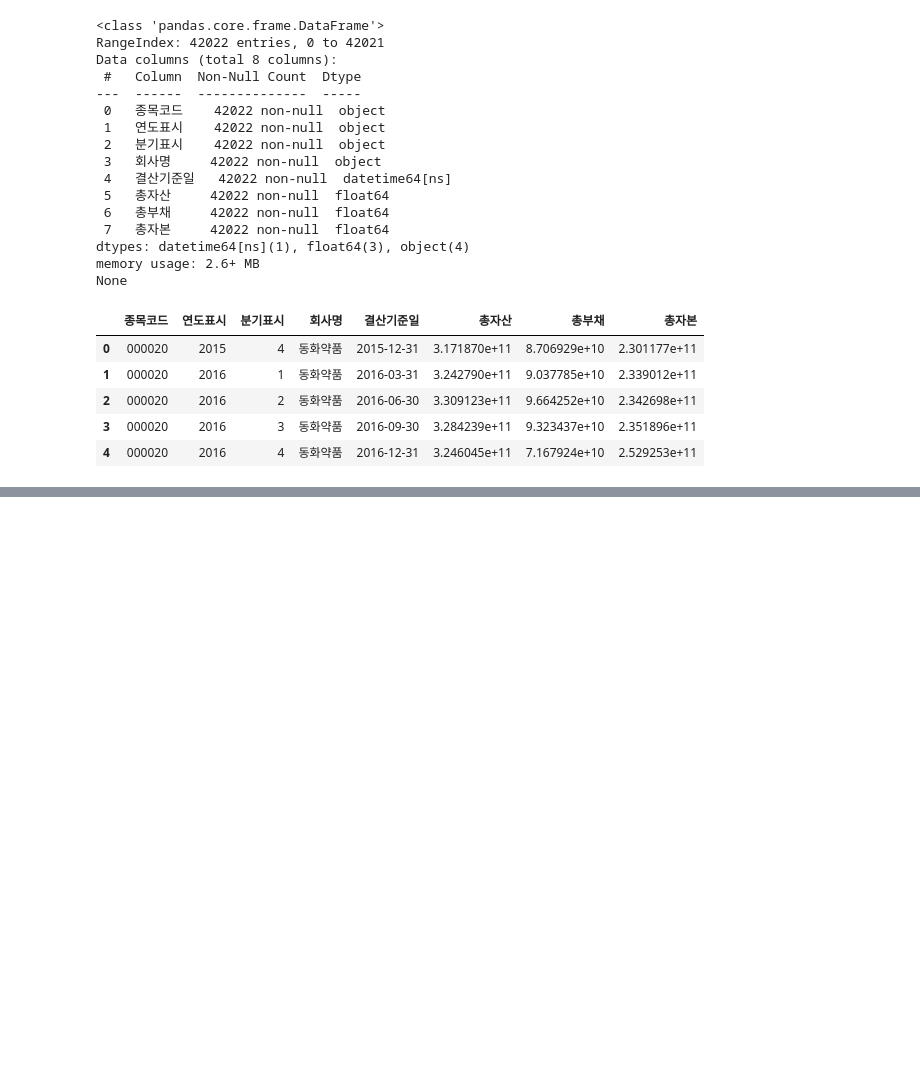
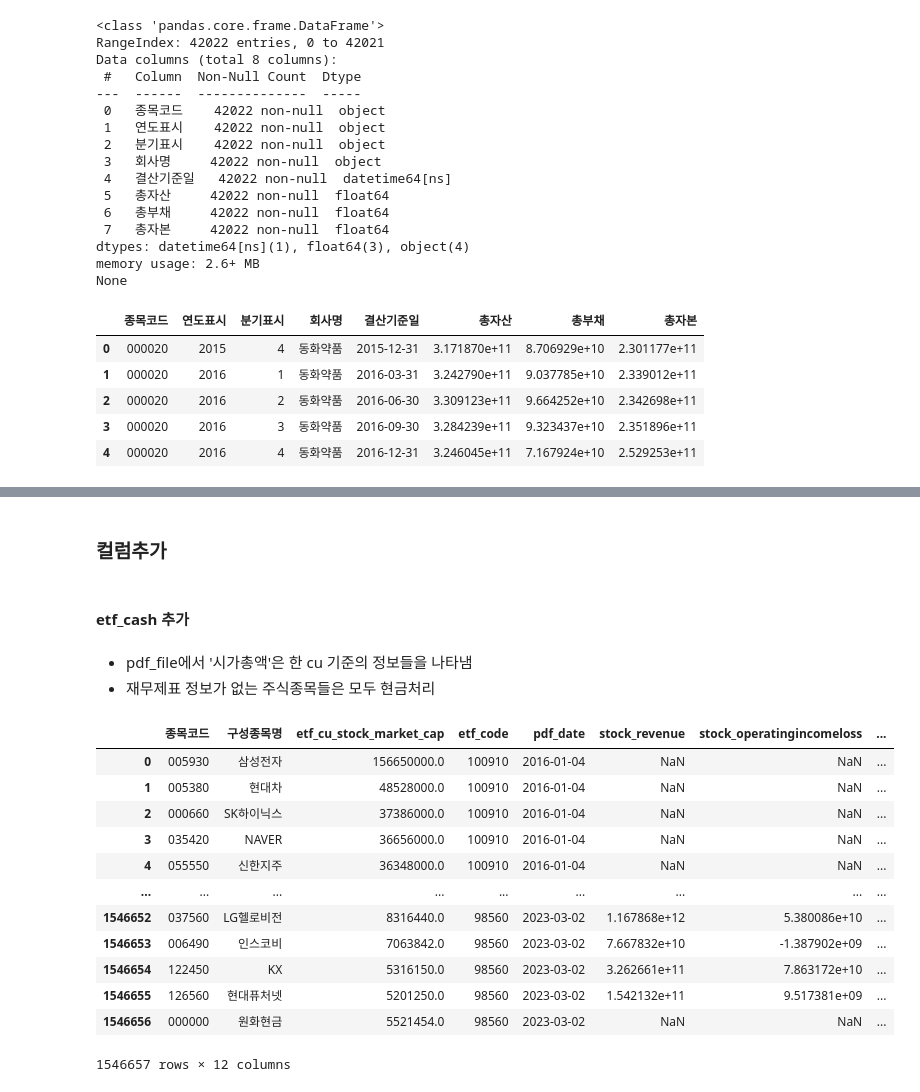
Before and after one commit to Ryong1998/snowball, a Jupyter notebook: 3_Data_Preparation.ipynb, the cells around one changed output, grey strips where cells are left out. Saved outputs shown, nothing was run; the diff lists cells and outputs as text; code cells hidden in the pictures; blank space fills up the shorter version.

```diff
--- a/3_Data_Preparation.ipynb
+++ b/3_Data_Preparation.ipynb
@@ -3288,0 +3441,26 @@ df_pdf_files.loc[15000:15001,:]
+# %% [markdown]
+### 컬럼추가
+# %% [markdown]
+#### etf_cash 추가
+# %% [markdown]
+- pdf_file에서 '시가총액'은 한 cu 기준의 정보들을 나타냄
+- 재무제표 정보가 없는 주식종목들은 모두 현금처리
+# %%
+df_etf_cu = df_pdf_files.copy()
+df_etf_cu = df_etf_cu.rename(columns={'시가총액': 'etf_cu_stock_market_cap'})
+df_etf_cu.loc[df_etf_cu['stock_revenue'].isnull(),'etf_cu_cash'] = df_etf_cu.loc[df_etf_cu['stock_revenue'].isnull(),'etf_cu_stock_market_cap']
+df_etf_cu
+# %% [output]
+|  | 종목코드 | 구성종목명 | etf_cu_stock_market_cap | etf_code | pdf_date | stock_revenue | stock_operatingincomeloss | ... |
+| 0 | 005930 | 삼성전자 | 156650000.0 | 100910 | 2016-01-04 | NaN | NaN | ... |
+| 1 | 005380 | 현대차 | 48528000.0 | 100910 | 2016-01-04 | NaN | NaN | ... |
+| 2 | 000660 | SK하이닉스 | 37386000.0 | 100910 | 2016-01-04 | NaN | NaN | ... |
+| 3 | 035420 | NAVER | 36656000.0 | 100910 | 2016-01-04 | NaN | NaN | ... |
+| 4 | 055550 | 신한지주 | 36348000.0 | 100910 | 2016-01-04 | NaN | NaN | ... |
+| ... | ... | ... | ... | ... | ... | ... | ... | ... |
+| 1546652 | 037560 | LG헬로비전 | 8316440.0 | 98560 | 2023-03-02 | 1.167868e+12 | 5.380086e+10 | ... |
+| 1546653 | 006490 | 인스코비 | 7063842.0 | 98560 | 2023-03-02 | 7.667832e+10 | -1.387902e+09 | ... |
+| 1546654 | 122450 | KX | 5316150.0 | 98560 | 2023-03-02 | 3.262661e+11 | 7.863172e+10 | ... |
+| 1546655 | 126560 | 현대퓨처넷 | 5201250.0 | 98560 | 2023-03-02 | 1.542132e+11 | 9.517381e+09 | ... |
+| 1546656 | 000000 | 원화현금 | 5521454.0 | 98560 | 2023-03-02 | NaN | NaN | ... |
+1546657 rows × 12 columns
```
Also changed, not shown: parts of 30 cells of this notebook.
